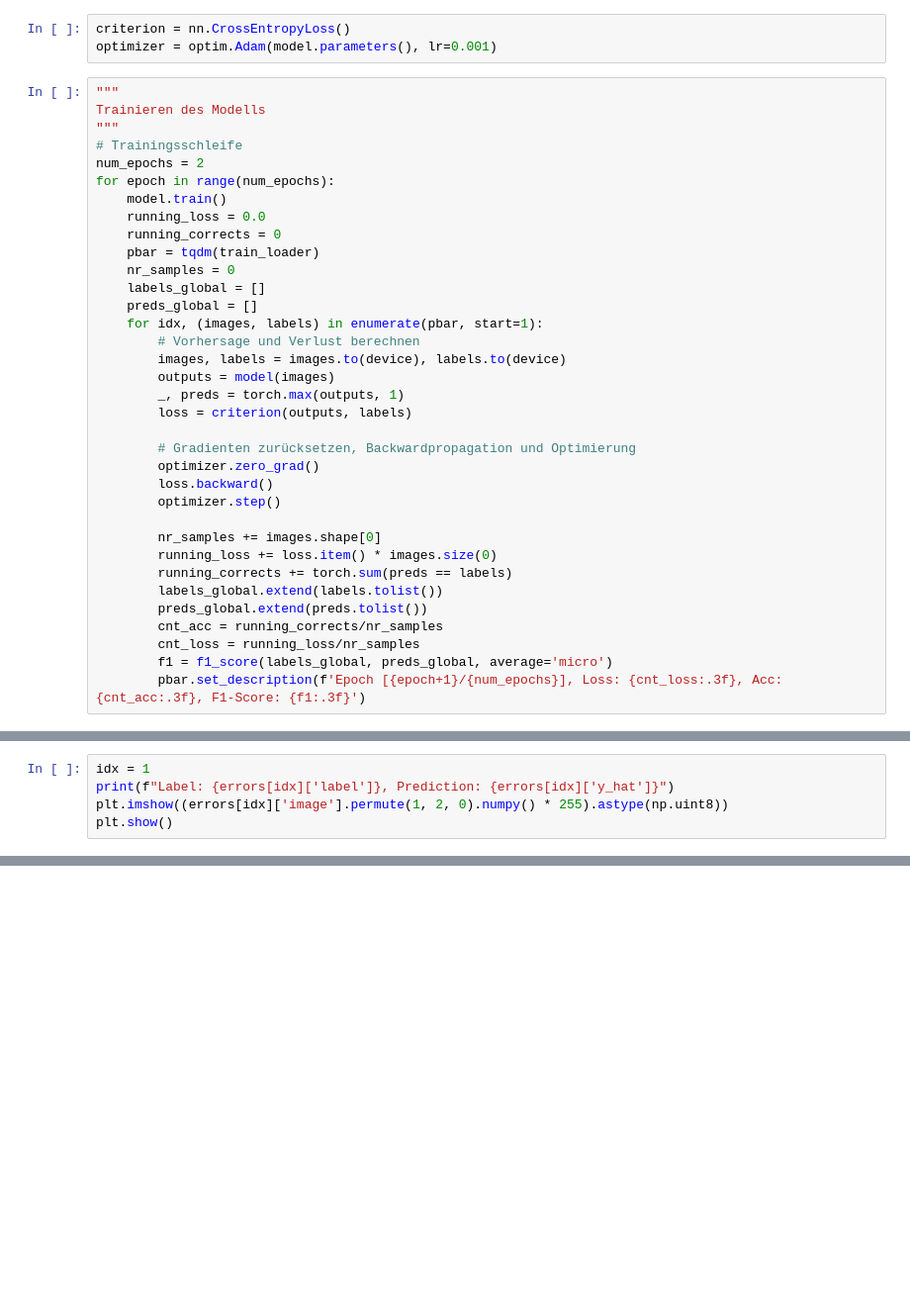
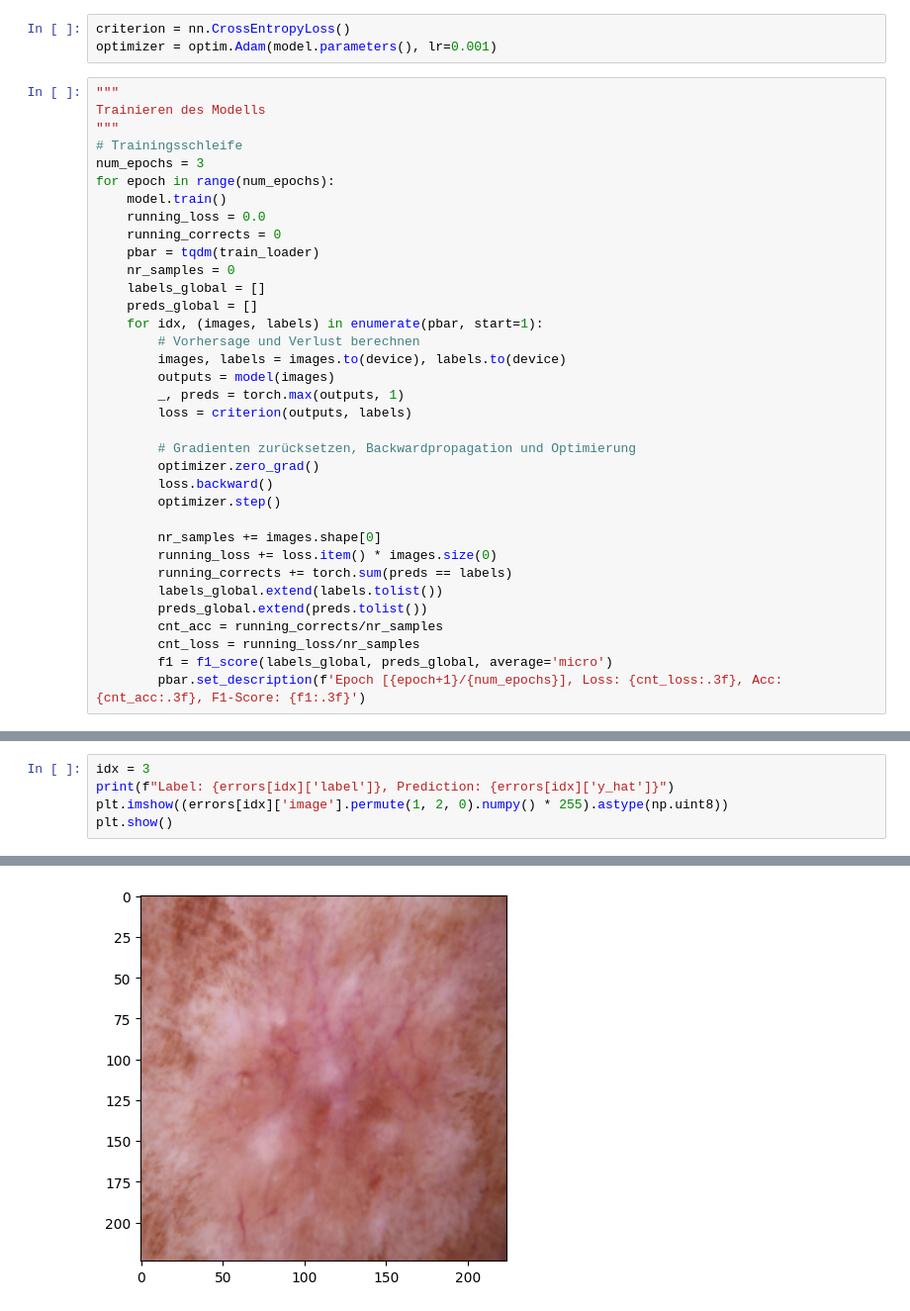
Before and after one commit to ArniBananii/Cancer_Data_Collection, a Jupyter notebook: Cancer_Existing_Model_Custom_Augmentation.ipynb, the cells around one changed output, grey strips where cells are left out. Shown: that part at 99% size. Saved outputs shown, nothing was run; the diff lists cells and outputs as text; blank space fills up the shorter version.

```diff
--- a/Cancer_Existing_Model_Custom_Augmentation.ipynb
+++ b/Cancer_Existing_Model_Custom_Augmentation.ipynb
@@ -190,7 +151,7 @@ optimizer = optim.Adam(model.parameters(), lr=0.001)
 Trainieren des Modells
 """
 # Trainingsschleife
-num_epochs = 2
+num_epochs = 3
 for epoch in range(num_epochs):
     model.train()
     running_loss = 0.0
@@ -239,5 +202,6 @@ print(f"Accuracy on Test dataset: {(running_corrects/nr_samples)*100:.3f} %")
 # %%
-idx = 1
+idx = 3
 print(f"Label: {errors[idx]['label']}, Prediction: {errors[idx]['y_hat']}")
 plt.imshow((errors[idx]['image'].permute(1, 2, 0).numpy() * 255).astype(np.uint8))
 plt.show()
+# %% [output]
@@ -243,0 +209 @@ plt.show()
+[figure, added]
```
Also changed, not shown: parts of 8 cells of this notebook, 14 other files.
